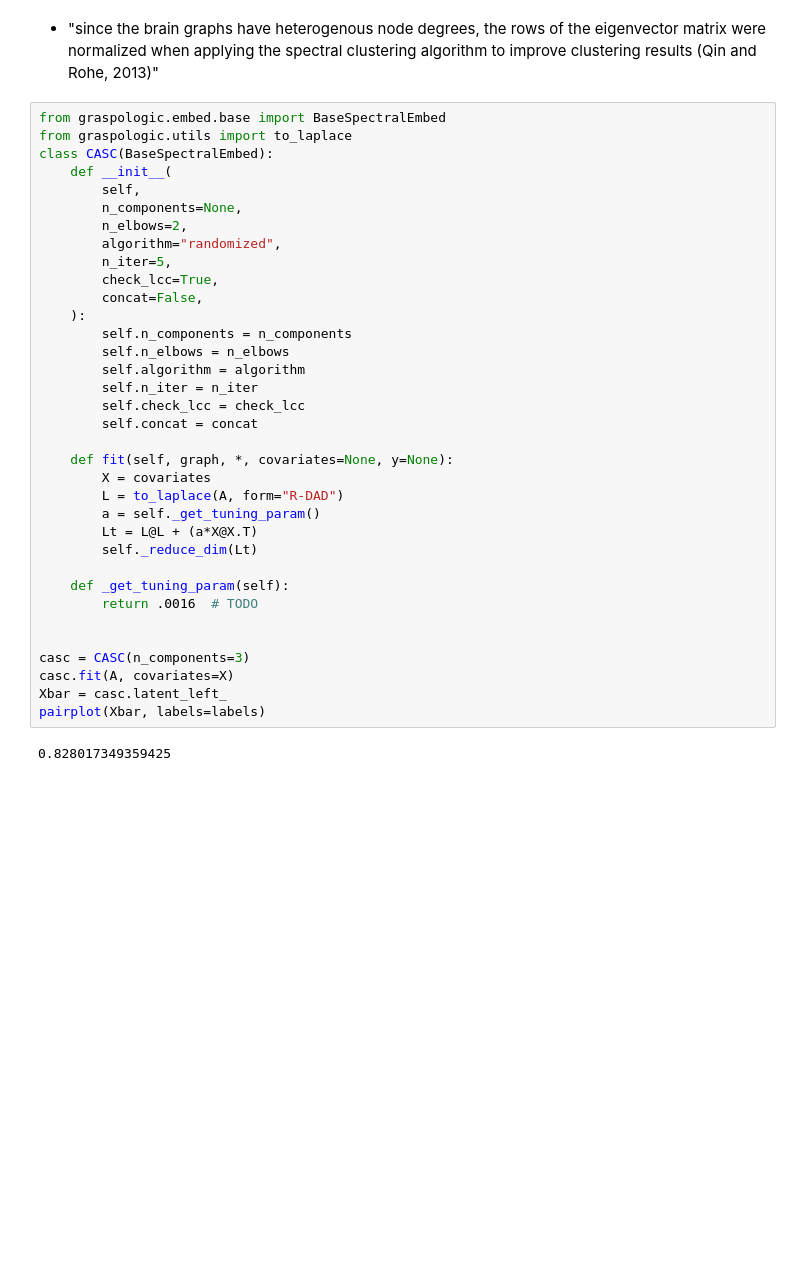
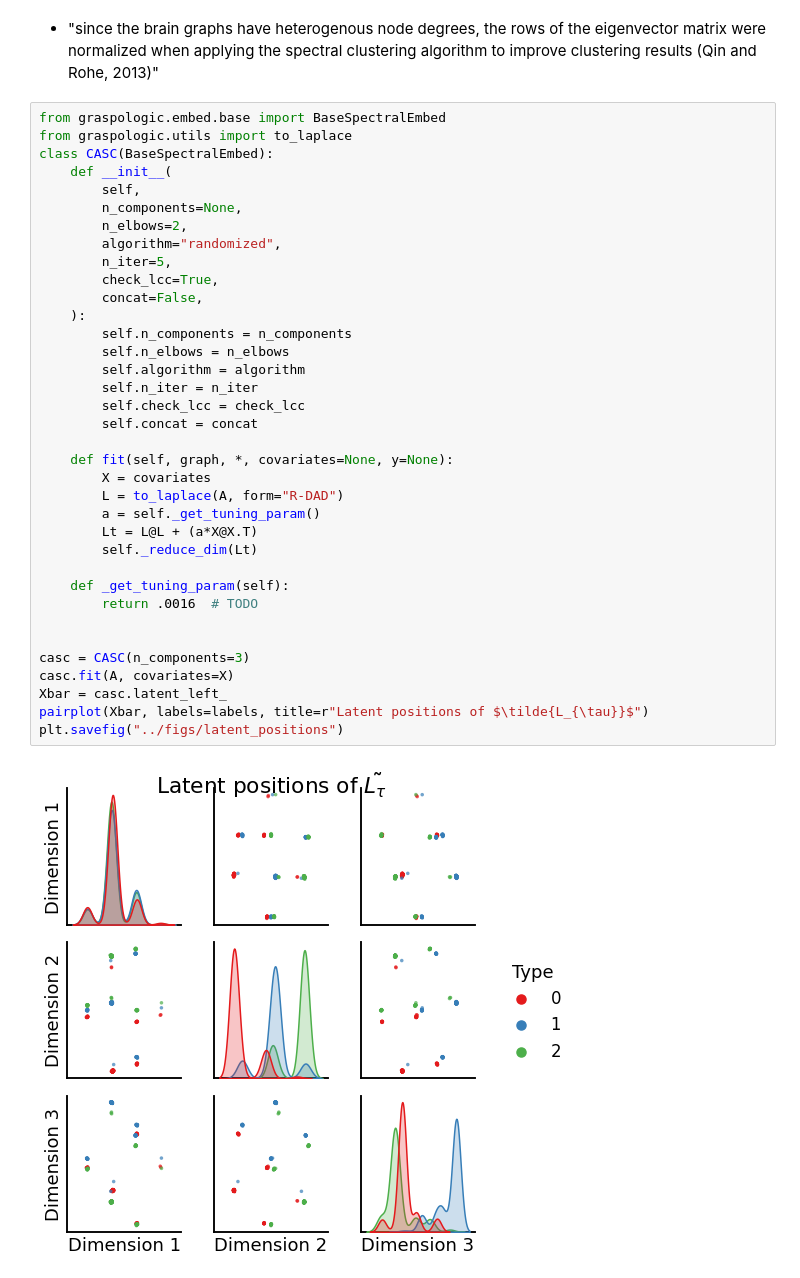
Before and after one commit to loftusa/graspy-personal, a Jupyter notebook: notebooks/casc_paper.ipynb, the cells around one changed output. Drawn from its saved outputs; the diff is of its cells as text; blank space fills up the shorter version.

```diff
--- a/notebooks/casc_paper.ipynb
+++ b/notebooks/casc_paper.ipynb
@@ -244,32 +262,33 @@ class CASC(BaseSpectralEmbed):
         self,
         n_components=None,
         n_elbows=2,
         algorithm="randomized",
         n_iter=5,
         check_lcc=True,
         concat=False,
     ):
         self.n_components = n_components
         self.n_elbows = n_elbows
         self.algorithm = algorithm
         self.n_iter = n_iter
         self.check_lcc = check_lcc
         self.concat = concat
 
     def fit(self, graph, *, covariates=None, y=None):
         X = covariates
         L = to_laplace(A, form="R-DAD")
         a = self._get_tuning_param()
         Lt = L@L + (a*X@X.T)
         self._reduce_dim(Lt)
 
     def _get_tuning_param(self):
         return .0016  # TODO
 
 
 casc = CASC(n_components=3)
 casc.fit(A, covariates=X)
 Xbar = casc.latent_left_
-pairplot(Xbar, labels=labels)
+pairplot(Xbar, labels=labels, title=r"Latent positions of $\tilde{L_{\tau}}$")
+plt.savefig("../figs/latent_positions")
 # %% [output]
-0.828017349359425
+[figure, added]
```
Also changed, not shown: parts of 21 cells of this notebook, 10 other files.
